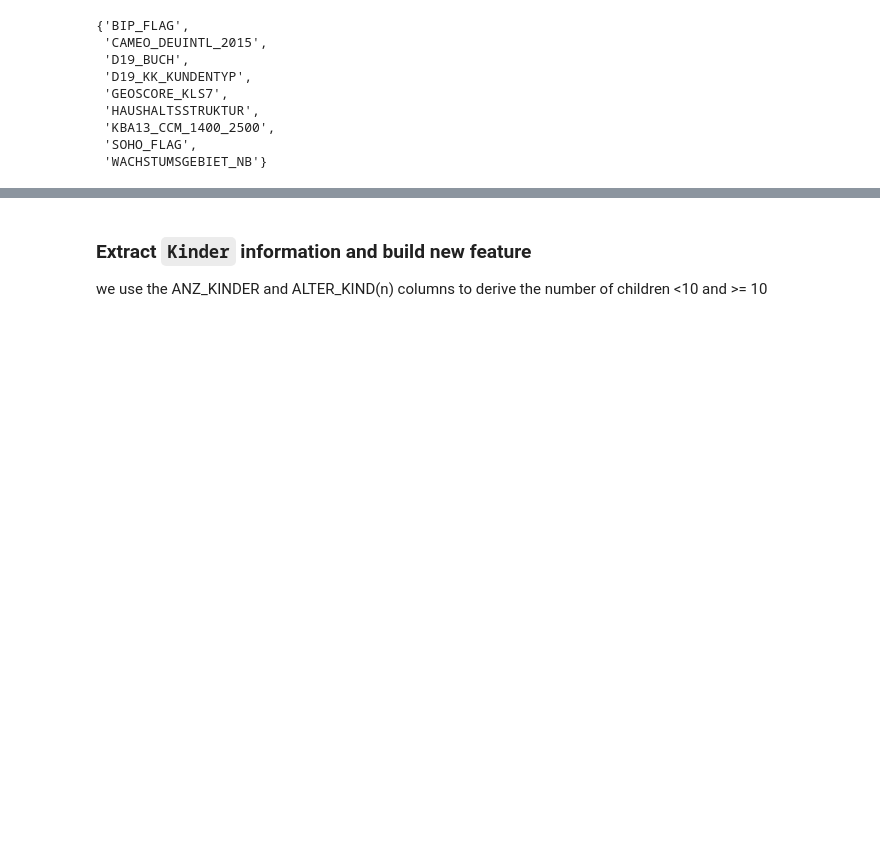
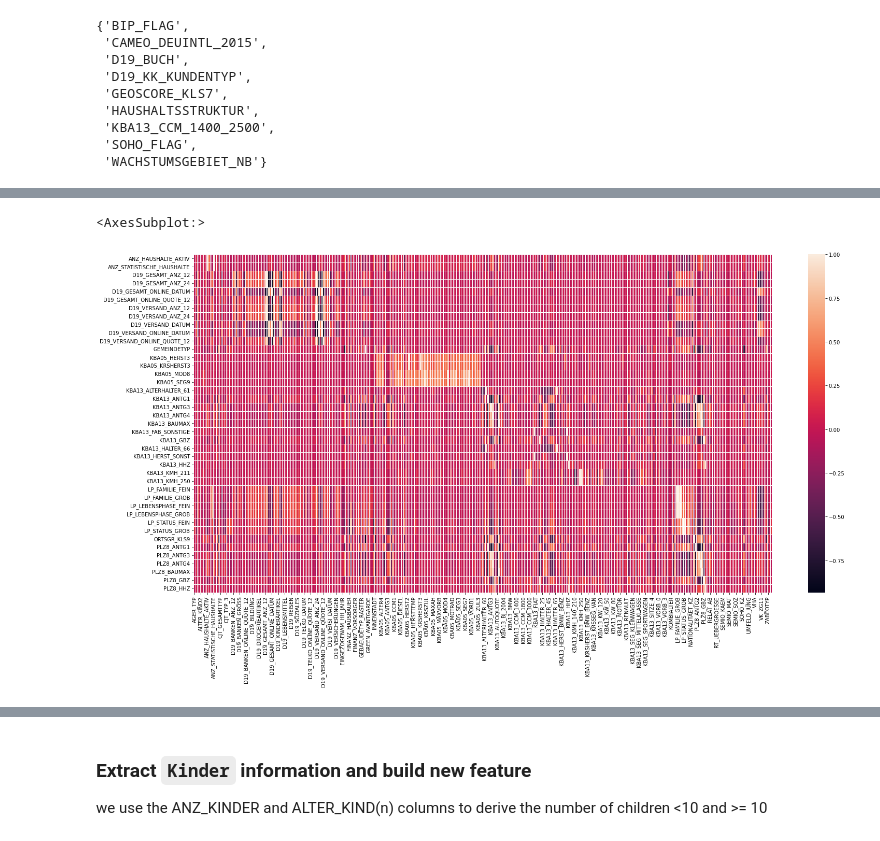
Before and after one commit to step-bauer/dsnd_capstone_arvato, a Jupyter notebook: Arvato Project Workbook.ipynb, the cells around one changed output, grey strips where cells are left out. Saved outputs shown, nothing was run; the diff lists cells and outputs as text; code cells hidden in the pictures; blank space fills up the shorter version.

```diff
--- a/Arvato Project Workbook.ipynb
+++ b/Arvato Project Workbook.ipynb
@@ -434,0 +465,9 @@ df_azdias[list(diff_set)].head()
+# %%
+n = df_corr.shape[0]
+df_ones = np.zeros((n,n))
+np.fill_diagonal(df_ones, 1)
+df_ones = pd.DataFrame(df_ones, index=df_corr.index, columns=df_corr.columns)
+# %%
+df_high_corr_cols = df_corr.columns[(abs(df_corr - df_ones) > 0.9).any()]
+print(len(df_high_corr_cols))
+df_corr[df_high_corr_cols]
@@ -434,0 +489,6 @@ df_azdias[list(diff_set)].head()
+# %%
+plt.figure(figsize=(25,12))
+sns.heatmap(df_corr.loc[df_high_corr_cols,:], linewidths=0.8)
+# %% [output]
+<AxesSubplot:>
+[figure, added]
```
Also changed, not shown: parts of 68 cells of this notebook.
